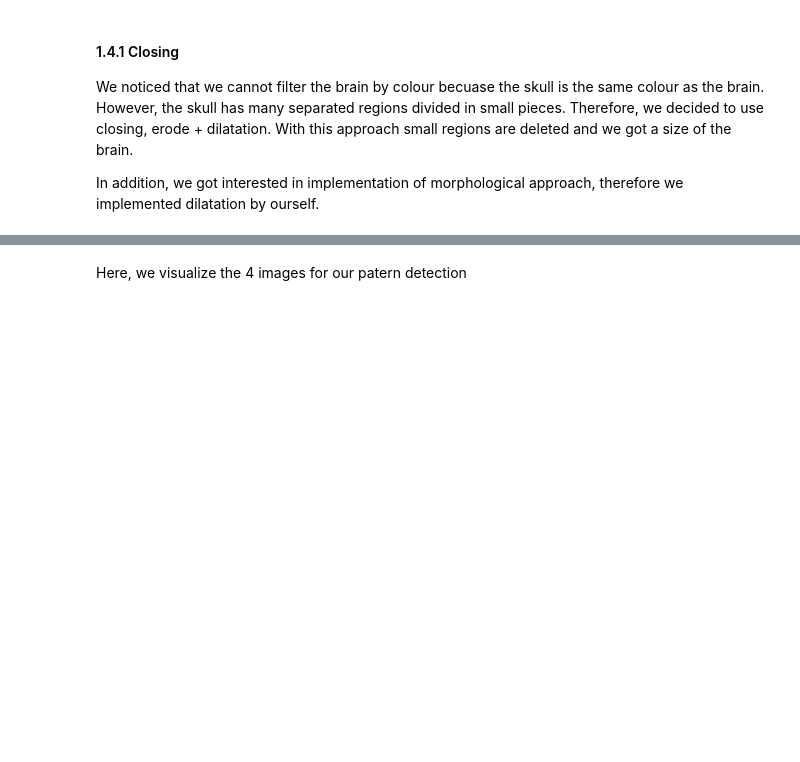
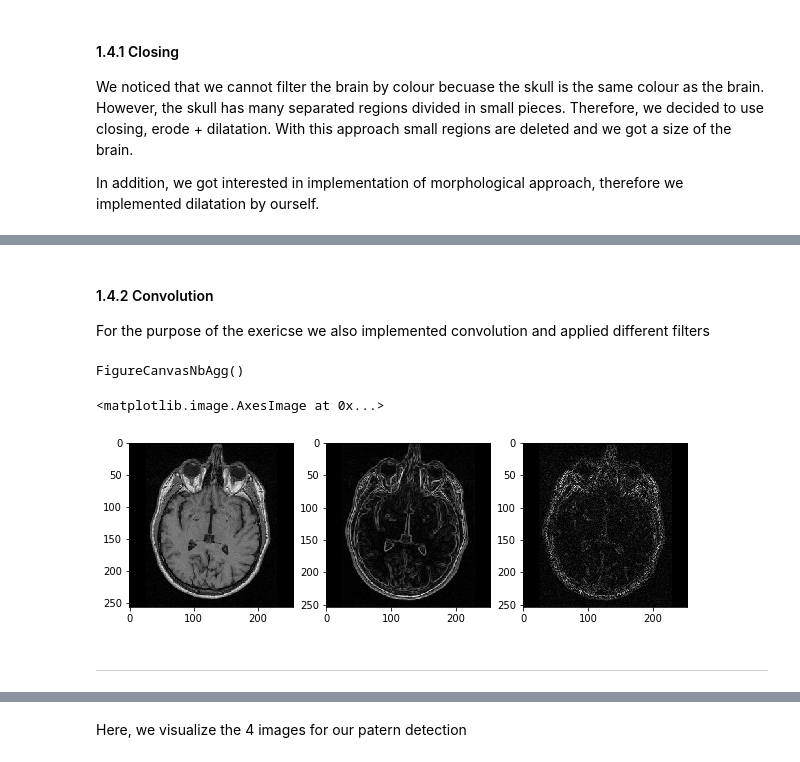
Before and after one commit to JelenaBanjac/image-analysis, a Jupyter notebook: labs/lab_01_segmentation.ipynb, the cells around one changed output, grey strips where cells are left out. Saved outputs shown, nothing was run; the diff lists cells and outputs as text; code cells hidden in the pictures; blank space fills up the shorter version.

```diff
--- a/labs/lab_01_segmentation.ipynb
+++ b/labs/lab_01_segmentation.ipynb
@@ -247,3 +291,77 @@ Size of brain is 13911.0 pixels
+# %% [markdown]
+#### 1.4.2 Convolution
+
+For the purpose of the exericse we also implemented convolution and applied different filters
+# %%
+%matplotlib widget
+
+def convolution(I, F):
+    """ Convorlution on image
+
+    Parameters
+    ----------
+    I: image
+        Image on which the convolution will be performed
+    F: np.ndarray
+        Filter values, we pass in the kernel
+
+    Returns
+    -------
+    R: np.ndarray
+        Result of the convolution
+    """
+    N_, M_ = F.shape
+
+    N = np.int64((N_-1)/2)
+    M = np.int64((M_-1)/2)
+
+    W, H = I.shape
+
+    R = np.zeros(shape=(W-N_+1, H-M_+1))
+
+    W_R, H_R = R.shape
+
+    for ii in range(N, W - N):
+        for ij in range(M, H - M):
+            for fi in range(-N, N+1):
+                for fj in range(-M, M+1):
+                    R[ii - N, ij - M] += I[ii + fi, ij + fj] * F[fi + N, fj + M]
+    return R
+
+
+fig, ax = plt.subplots(1, 3, figsize=(10, 5))
+ax[0].imshow(resized, cmap='gray')
+
+im = cv2.GaussianBlur(resized, (1, 1), 1)
+
+# Sobel
+kernel = np.matrix([
+    [-1, 0, 1],
+    [-2, 0, 2],
+    [-1, 0, 1],
+])
+edge_x = convolution(im, kernel)
+edge_y = convolution(im, kernel.T)
+edge = np.sqrt(np.power(edge_x, 2) + np.power(edge_y, 2))
+ax[1].imshow(edge, cmap='gray')
+
+
+# Sharpen filter
+kernel = np.matrix([
+    [0, -1, 0],
+    [-1, 4, -1],
+    [0, -1, 0],
+])
+edge_x = convolution(im, kernel)
+edge_y = convolution(im, kernel.T)
+edge = np.sqrt(np.power(edge_x, 2) + np.power(edge_y, 2))
+ax[2].imshow(edge, cmap='gray')
+# %% [output]
+FigureCanvasNbAgg()
+<matplotlib.image.AxesImage at 0x...>
+[figure, added]
+# %% [markdown]
+---
 # %% [markdown]
 ## Part 2: Save the bees !
 
```
Also changed, not shown: parts of 5 cells of this notebook.
